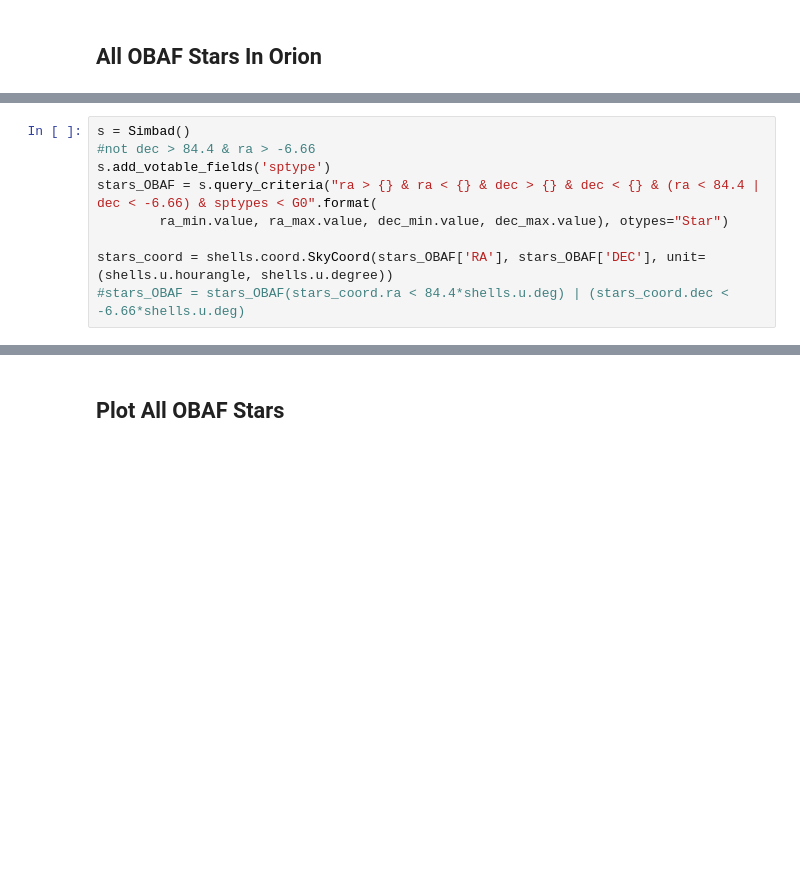
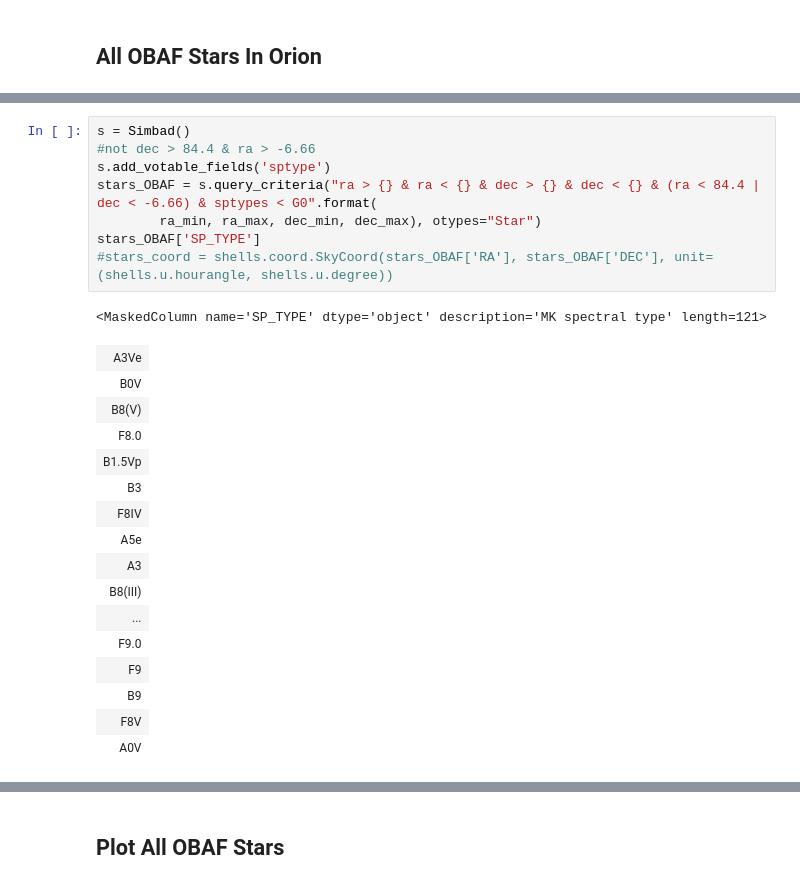
Before and after one commit to jrobbfed/carma, a Jupyter notebook: code/Driving Sources in Shells.ipynb, the cells around one changed output, grey strips where cells are left out. Cells and saved outputs as stored; diff of their text form; blank space fills up the shorter version.

```diff
--- a/code/Driving Sources in Shells.ipynb
+++ b/code/Driving Sources in Shells.ipynb
@@ -59,9 +96,26 @@ dec_min, dec_max = coord_map[0].min(), coord_map[0].max()
 # %%
 s = Simbad()
 #not dec > 84.4 & ra > -6.66
 s.add_votable_fields('sptype')
 stars_OBAF = s.query_criteria("ra > {} & ra < {} & dec > {} & dec < {} & (ra < 84.4 | dec < -6.66) & sptypes < G0".format(
-        ra_min.value, ra_max.value, dec_min.value, dec_max.value), otypes="Star")
-
-stars_coord = shells.coord.SkyCoord(stars_OBAF['RA'], stars_OBAF['DEC'], unit=(shells.u.hourangle, shells.u.degree))
-#stars_OBAF = stars_OBAF(stars_coord.ra < 84.4*shells.u.deg) | (stars_coord.dec < -6.66*shells.u.deg)
+        ra_min, ra_max, dec_min, dec_max), otypes="Star")
+stars_OBAF['SP_TYPE']
+#stars_coord = shells.coord.SkyCoord(stars_OBAF['RA'], stars_OBAF['DEC'], unit=(shells.u.hourangle, shells.u.degree))
+# %% [output]
+<MaskedColumn name='SP_TYPE' dtype='object' description='MK spectral type' length=121>
+| A3Ve |
+| B0V |
+| B8(V) |
+| F8.0 |
+| B1.5Vp |
+| B3 |
+| F8IV |
+| A5e |
+| A3 |
+| B8(III) |
+| ... |
+| F9.0 |
+| F9 |
+| B9 |
+| F8V |
+| A0V |
```
Also changed, not shown: parts of 9 cells of this notebook, 39 other files.
